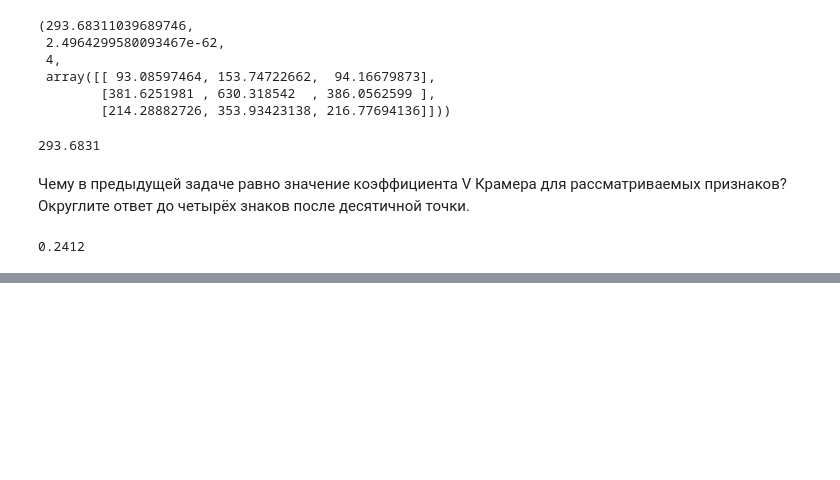
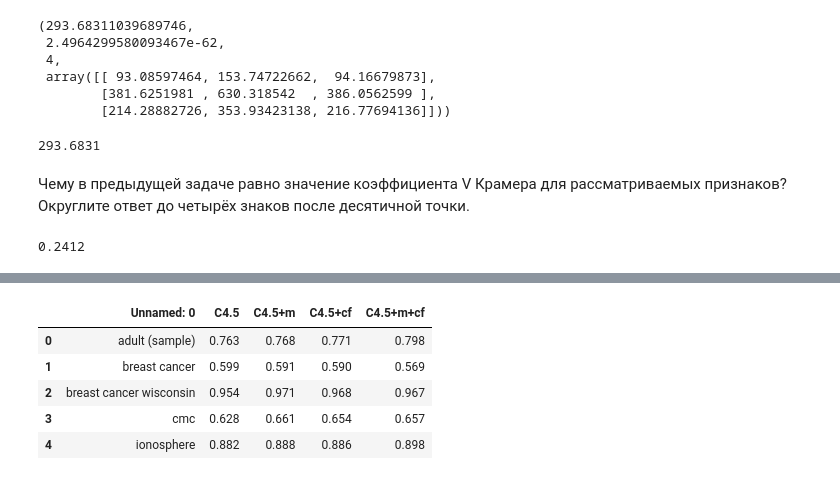
Before and after one commit to laurynovich/Coursera, a Jupyter notebook: Математика и Python для анализа данных/Построение выводов по данным/My assignments/Week3/Корреляция.ipynb, the cells around one changed output, grey strips where cells are left out. Drawn from its saved outputs; the diff is of its cells as text; code cells hidden in the pictures; blank space fills up the shorter version.

```diff
--- a/Математика и Python для анализа данных/Построение выводов по данным/My assignments/Week3/Корреляция.ipynb
+++ b/Математика и Python для анализа данных/Построение выводов по данным/My assignments/Week3/Корреляция.ipynb
@@ -213,0 +225,9 @@ round(kramer,4)
+# %%
+data.head()
+# %% [output]
+|  | Unnamed: 0 | C4.5 | C4.5+m | C4.5+cf | C4.5+m+cf |
+| 0 | adult (sample) | 0.763 | 0.768 | 0.771 | 0.798 |
+| 1 | breast cancer | 0.599 | 0.591 | 0.590 | 0.569 |
+| 2 | breast cancer wisconsin | 0.954 | 0.971 | 0.968 | 0.967 |
+| 3 | cmc | 0.628 | 0.661 | 0.654 | 0.657 |
+| 4 | ionosphere | 0.882 | 0.888 | 0.886 | 0.898 |
```
Also changed, not shown: parts of 15 cells of this notebook, 2 other files.
